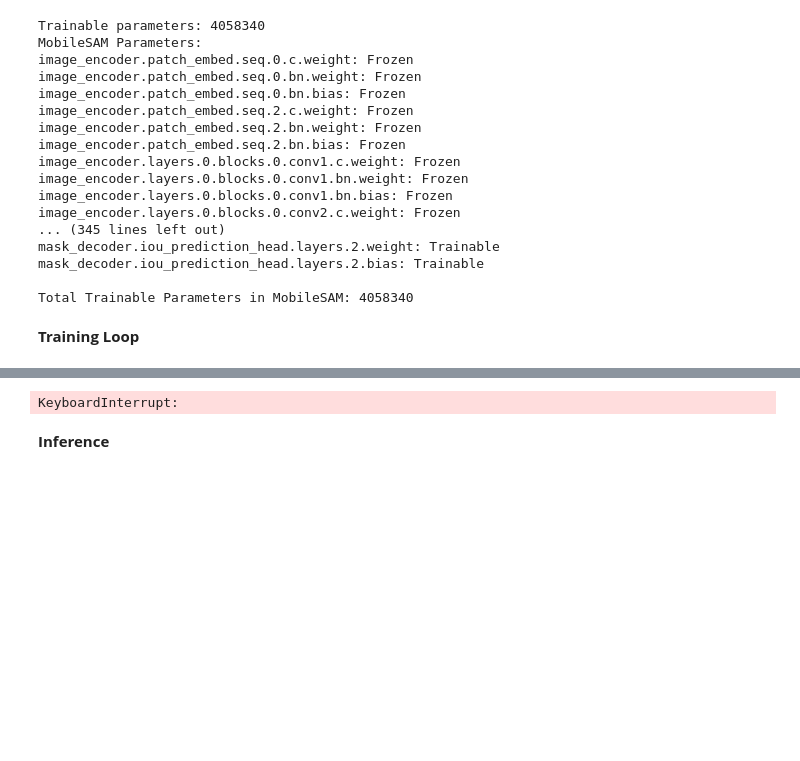
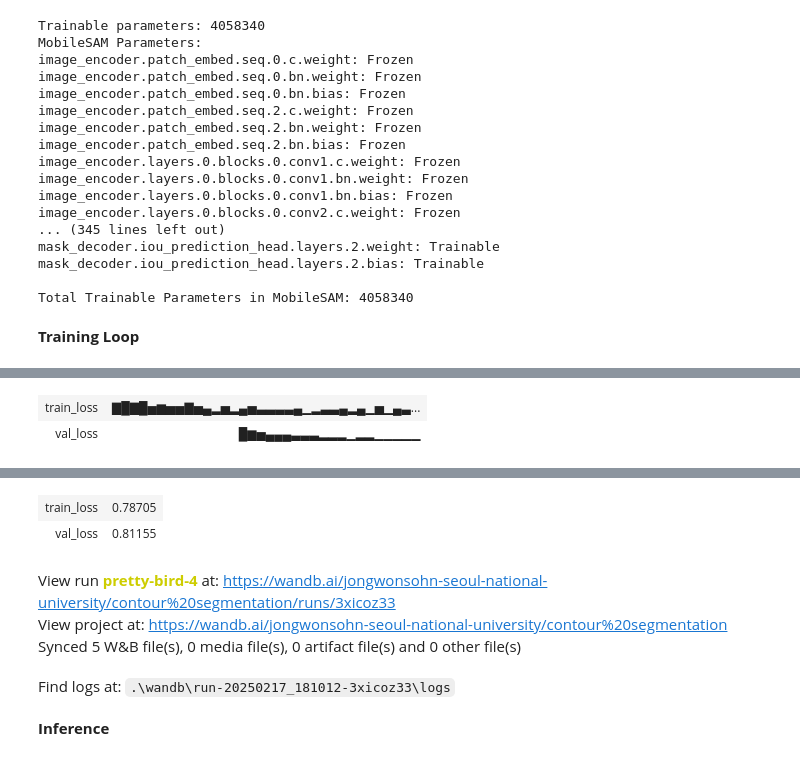
Before and after one commit to erstool37/slurry_viscnet, a Jupyter notebook: MobileSAM_Vortex/MobileSAM_vortex_oh.ipynb, the cells around one changed output, grey strips where cells are left out. Saved outputs shown, nothing was run; the diff lists cells and outputs as text; code cells hidden in the pictures; blank space fills up the shorter version.

Commit message:
wandb install

```diff
--- a/MobileSAM_Vortex/MobileSAM_vortex_oh.ipynb
+++ b/MobileSAM_Vortex/MobileSAM_vortex_oh.ipynb
@@ -281,12 +222,10 @@ from torch.optim import Adam
 from torch.optim.lr_scheduler import ReduceLROnPlateau
 
 # Initialize the optimizer for the mask decoder
-optimizer = Adam(mobile_sam.mask_decoder.parameters(), lr=5e-4, weight_decay=0)
-
+optimizer = Adam(mobile_sam.mask_decoder.parameters(), lr=LR_RATE, weight_decay=0)
 
 from torch import nn
 from torch.nn import functional as F
-
 
 class DiceBCELoss(nn.Module):
     def __init__(self, weight=None, size_average=True):
@@ -308,20 +247,13 @@ class DiceBCELoss(nn.Module):
 
         return Dice_BCE
 
-
-# Define the segmentation loss function
-# You can choose between DiceFocalLoss, FocalLoss, or DiceCELoss
 seg_loss = DiceBCELoss()
 
 scheduler = ReduceLROnPlateau(optimizer, mode="min", factor=0.1, patience=3, verbose=True)
 # %%
-from tqdm import tqdm
-from statistics import mean
 import torch
-import math
 
 # Training loop
-num_epochs = 10
 device = "cuda" if torch.cuda.is_available() else "cpu"
 mobile_sam.to(device)
 
@@ -333,9 +265,8 @@ for epoch in range(num_epochs):
         images, masks = batch
         images = images.to(device)
         masks = (masks / 255).round().float().to(device)
-        # mask_batch = torch.stack([sample["ground_truth_mask"].unsqueeze(0).to(device) for sample in batch_group])  # 8 masked images rgb
-        batched_input = [{"image": img, "original_size": (256, 256)} for img in images]  # FIXME: Check if this is the right way to pass the input
-        outputs = mobile_sam(batched_input=batched_input, multimask_output=False)  # requires the whole batch
+        batched_input = [{"image": img, "original_size": (256, 256)} for img in images]
+        outputs = mobile_sam(batched_input=batched_input, multimask_output=False)
         predicted_masks = torch.stack([output["masks"].squeeze(1).float() for output in outputs])
 
         # loss calculation/optimization
@@ -345,10 +276,10 @@ for epoch in range(num_epochs):
         train_loss.backward()
         optimizer.step()
 
-        if (len(train_losses)) % 100 == 0:
-            print(f"Batch {len(train_losses)+1}/{len(train_dl)} - Training Loss: {train_loss.item():.2f}")
-
-    mean_train_loss = mean(train_losses)
+        # loss print
+        if (len(train_losses)) % 50 == 0:
+            mean_train_loss = sum(train_losses) / len(train_losses)
+            wandb.log({"train_loss": train_loss})
     train_losses.clear()
 
     # Validation loss calculation
@@ -366,8 +297,7 @@ for epoch in range(num_epochs):
             val_loss = seg_loss(predicted_masks, masks)
             val_losses.append(val_loss.item())
     mean_val_loss = mean(val_losses)
-
-    print(f"EPOCH: {epoch + 1}/{num_epochs} - Train Loss: {mean_train_loss:.4f} | Val Loss: {mean_val_loss:.4f}")
+    wandb.log({"val_loss": mean_val_loss})
     scheduler.step(val_loss)
-    # mobile_sam.train()
+wandb.finish()
 # %% [output]
@@ -374,0 +306,2 @@ Batch 101/1689 - Training Loss: 1.01
+| train_loss | ▇█▇█▅▆▅▅▇▅▄▂▅▂▄▅▃▃▃▃▄▁▂▃▃▄▂▄▁▅▁▄▃... |
+| val_loss | █▆▅▄▄▄▃▃▃▂▂▂▁▂▂▁▁▁▁▁ |
@@ -377,3 +309,8 @@ Batch 301/1689 - Training Loss: 1.01
-KeyboardInterrupt:
+| train_loss | 0.78705 |
+| val_loss | 0.81155 |
+View run pretty-bird-4 at: https://wandb.ai/jongwonsohn-seoul-national-university/contour%20segmentation/runs/3xicoz33
+View project at: https://wandb.ai/jongwonsohn-seoul-national-university/contour%20segmentation
+Synced 5 W&B file(s), 0 media file(s), 0 artifact file(s) and 0 other file(s)
+Find logs at: .\wandb\run-20250217_181012-3xicoz33\logs
 # %%
 # Save the state_dict after moving layers
```
Also changed, not shown: parts of 15 cells of this notebook, 2 other files.
